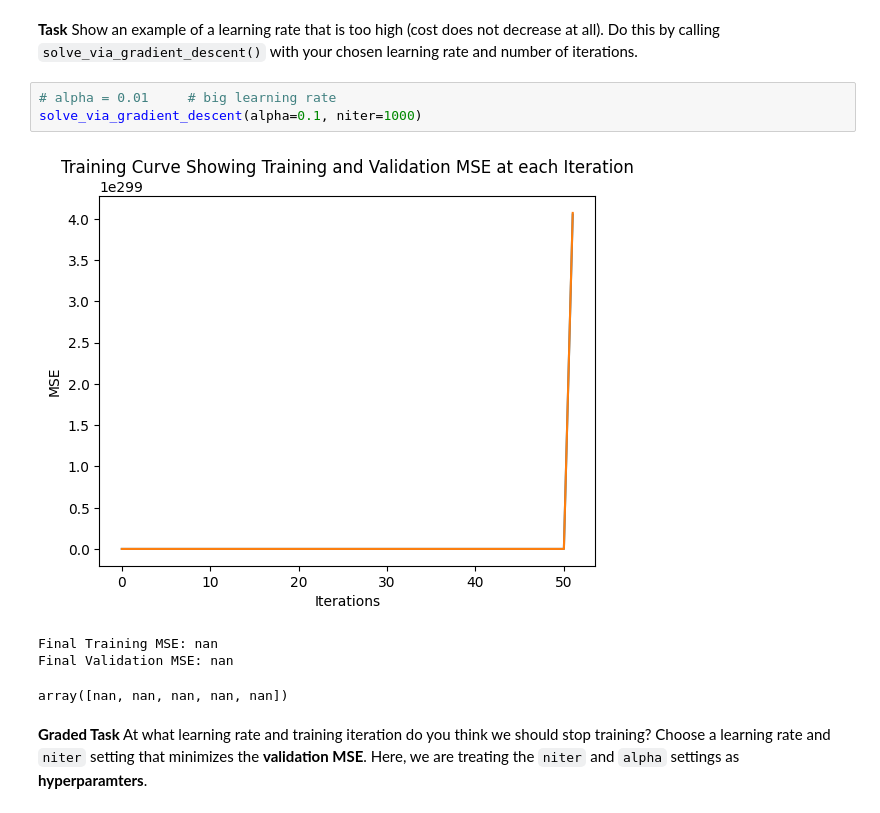
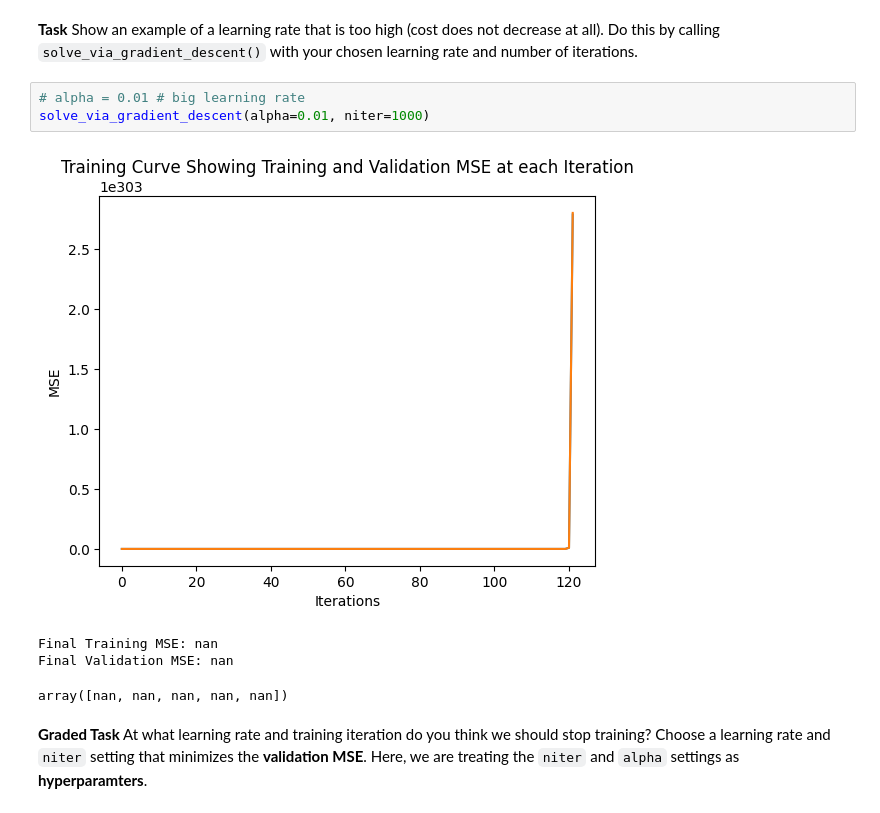
Before and after one commit to hhcgoodluck/CSC311-Introduction-to-Machine-Learning, a Jupyter notebook: lab03.ipynb, the cells around one changed output. Cells and saved outputs as stored; diff of their text form.

```diff
--- a/lab03.ipynb
+++ b/lab03.ipynb
@@ -456,10 +456,10 @@ array([1.48459517e-05, 2.61430997e-04, 2.39308719e-04, 1.19295487e-03,
 # %% [markdown]
 **Task** Show an example of a learning rate that is too high (cost does not decrease at all). Do this by calling `solve_via_gradient_descent()` with your chosen learning rate and number of iterations.
 # %%
-# alpha = 0.01     # big learning rate
-solve_via_gradient_descent(alpha=0.1, niter=1000)
+# alpha = 0.01 # big learning rate
+solve_via_gradient_descent(alpha=0.01, niter=1000)
 # %% [output]
-[figure, old version]
+[figure, new version]
 Final Training MSE: nan
 Final Validation MSE: nan
 array([nan, nan, nan, nan, nan])
```
Also changed, not shown: parts of 6 cells of this notebook.
